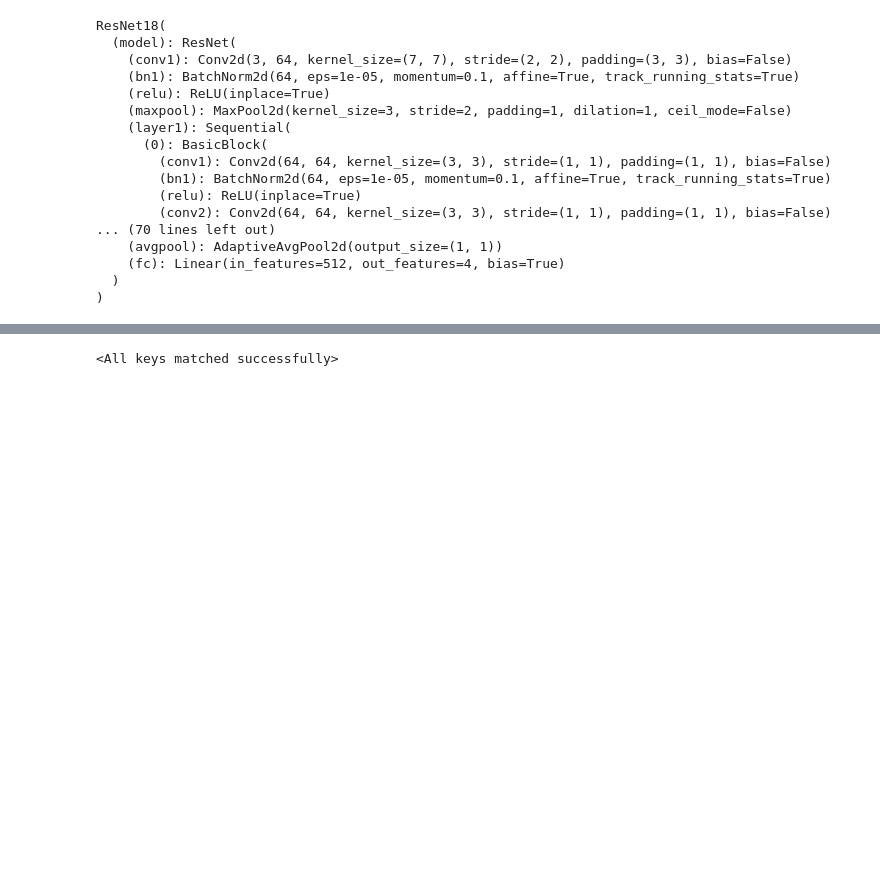
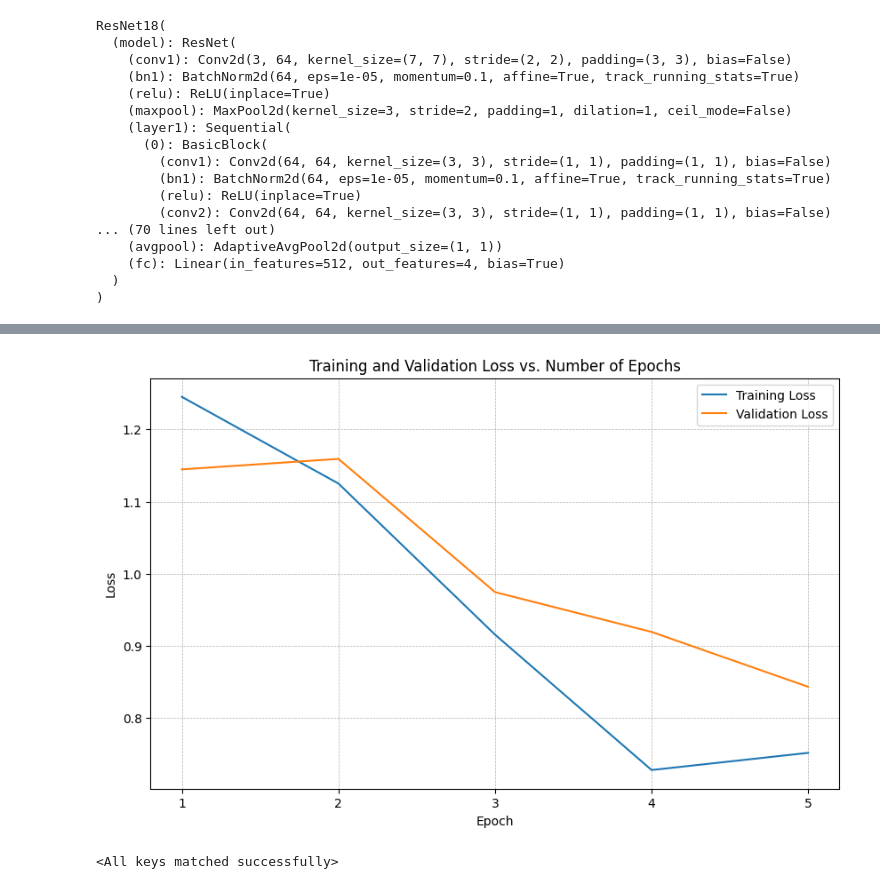
Before and after one commit to s-sajid/garbage-classifier, a Jupyter notebook: garbage_classifier.ipynb, the cells around one changed output, grey strips where cells are left out. Cells and saved outputs as stored; diff of their text form; code cells hidden in the pictures; blank space fills up the shorter version.

```diff
--- a/garbage_classifier.ipynb
+++ b/garbage_classifier.ipynb
@@ -347,4 +424,19 @@ Early stopping at epoch 9
 Finished Training
+# %%
+# Graph the train and val loss values over the number of epocse iterations.
+epochs = range(1, nepochs + 1)
+plt.figure(figsize=(10, 6))
+plt.plot(epochs, train_loss_list, label='Training Loss')
+plt.plot(epochs, val_loss_list, label='Validation Loss')
+plt.xlabel('Epoch')
+plt.ylabel('Loss')
+plt.title('Training and Validation Loss vs. Number of Epochs')
+plt.legend()
+plt.grid(True, which='both', axis='both', linestyle='--', linewidth=0.5)
+plt.xticks(epochs)
+plt.show()
+# %% [output]
+[figure, added]
 # %%
 # Load the best model.
 net = ResNet18(4)
```
Also changed, not shown: parts of 10 cells of this notebook.
